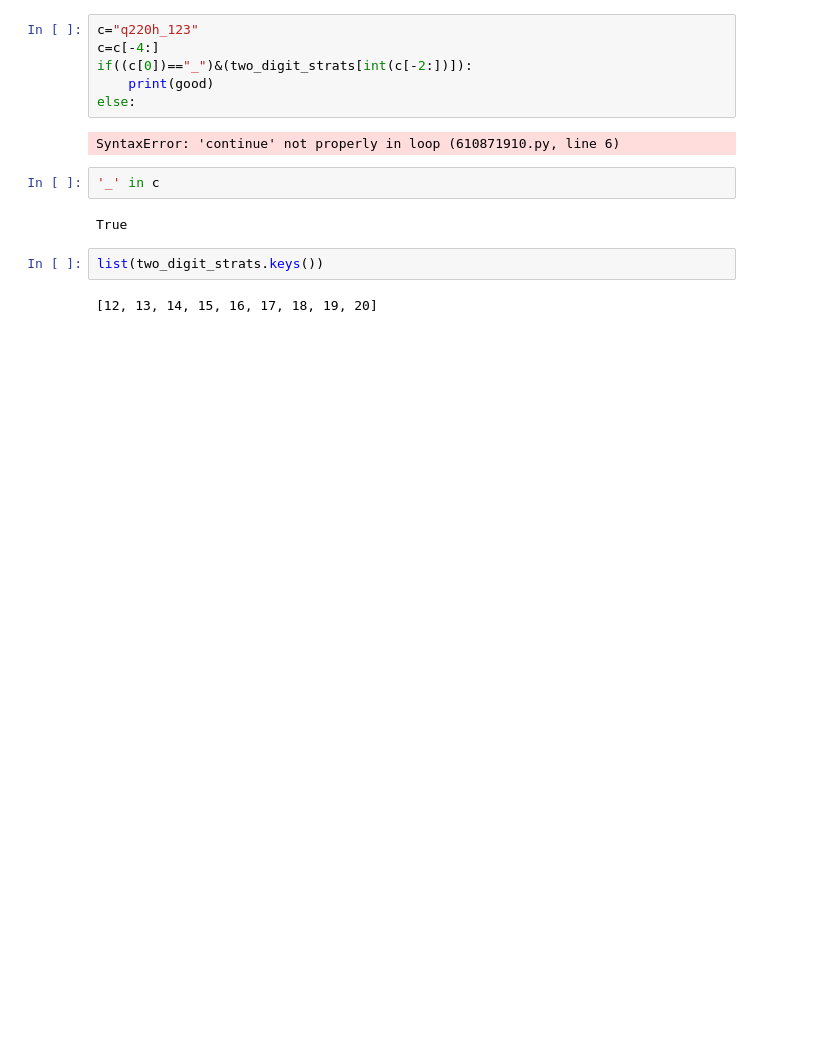
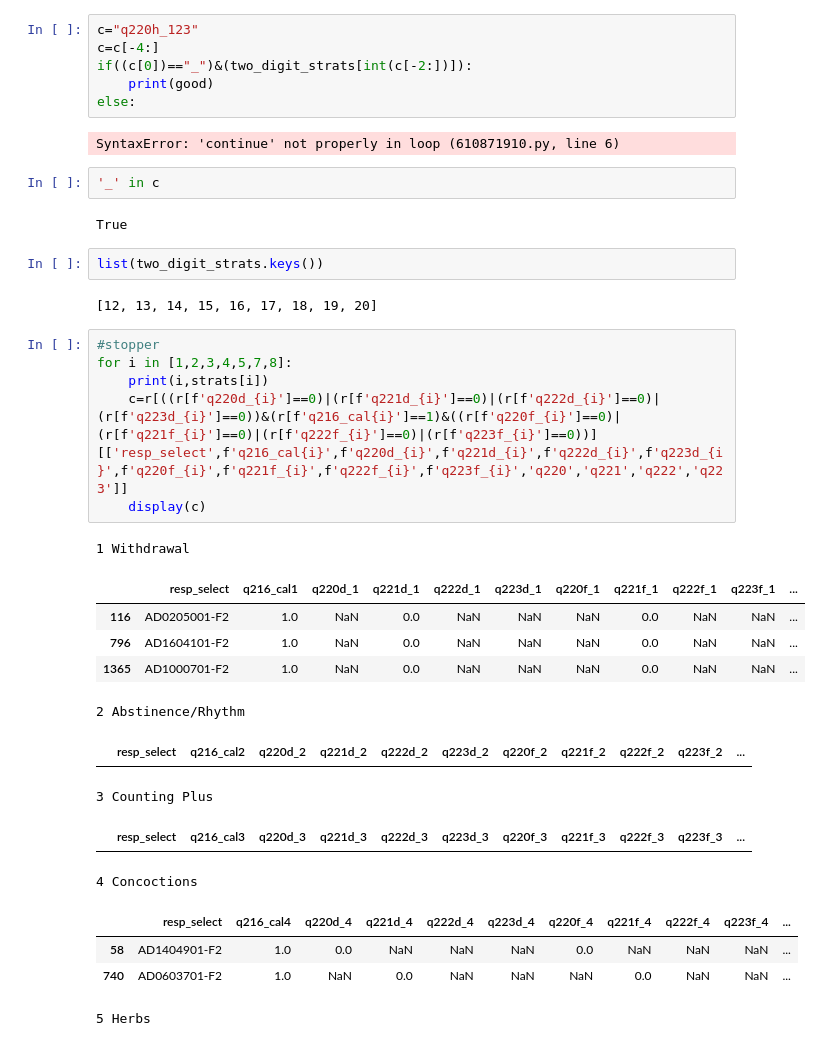
Before and after one commit to thatjohnguy/afidep-deep-learning-project, a Jupyter notebook: teamup_profile_generator.ipynb, the cells around one changed output. Drawn from its saved outputs; the diff is of its cells as text; blank space fills up the shorter version.

Commit message:
made drafts for the stopper and switcher profiles scripts

```diff
--- a/teamup_profile_generator.ipynb
+++ b/teamup_profile_generator.ipynb
@@ -2671,3 +2671,24 @@ True
 list(two_digit_strats.keys())
 # %% [output]
 [12, 13, 14, 15, 16, 17, 18, 19, 20]
+# %%
+#stopper
+for i in [1,2,3,4,5,7,8]:
+    print(i,strats[i])
+    c=r[((r[f'q220d_{i}']==0)|(r[f'q221d_{i}']==0)|(r[f'q222d_{i}']==0)|(r[f'q223d_{i}']==0))&(r[f'q216_cal{i}']==1)&((r[f'q220f_{i}']==0)|(r[f'q221f_{i}']==0)|(r[f'q222f_{i}']==0)|(r[f'q223f_{i}']==0))][['resp_select',f'q216_cal{i}',f'q220d_{i}',f'q221d_{i}',f'q222d_{i}',f'q223d_{i}',f'q220f_{i}',f'q221f_{i}',f'q222f_{i}',f'q223f_{i}','q220','q221','q222','q223']]
+    display(c)
+# %% [output]
+1 Withdrawal
+|  | resp_select | q216_cal1 | q220d_1 | q221d_1 | q222d_1 | q223d_1 | q220f_1 | q221f_1 | q222f_1 | q223f_1 | ... |
+| 116 | AD0205001-F2 | 1.0 | NaN | 0.0 | NaN | NaN | NaN | 0.0 | NaN | NaN | ... |
+| 796 | AD1604101-F2 | 1.0 | NaN | 0.0 | NaN | NaN | NaN | 0.0 | NaN | NaN | ... |
+| 1365 | AD1000701-F2 | 1.0 | NaN | 0.0 | NaN | NaN | NaN | 0.0 | NaN | NaN | ... |
+2 Abstinence/Rhythm
+|  | resp_select | q216_cal2 | q220d_2 | q221d_2 | q222d_2 | q223d_2 | q220f_2 | q221f_2 | q222f_2 | q223f_2 | ... |
+3 Counting Plus
+|  | resp_select | q216_cal3 | q220d_3 | q221d_3 | q222d_3 | q223d_3 | q220f_3 | q221f_3 | q222f_3 | q223f_3 | ... |
+4 Concoctions
+|  | resp_select | q216_cal4 | q220d_4 | q221d_4 | q222d_4 | q223d_4 | q220f_4 | q221f_4 | q222f_4 | q223f_4 | ... |
+| 58 | AD1404901-F2 | 1.0 | 0.0 | NaN | NaN | NaN | 0.0 | NaN | NaN | NaN | ... |
+| 740 | AD0603701-F2 | 1.0 | NaN | 0.0 | NaN | NaN | NaN | 0.0 | NaN | NaN | ... |
+5 Herbs
```
Also changed, not shown: parts of 2 cells of this notebook.
